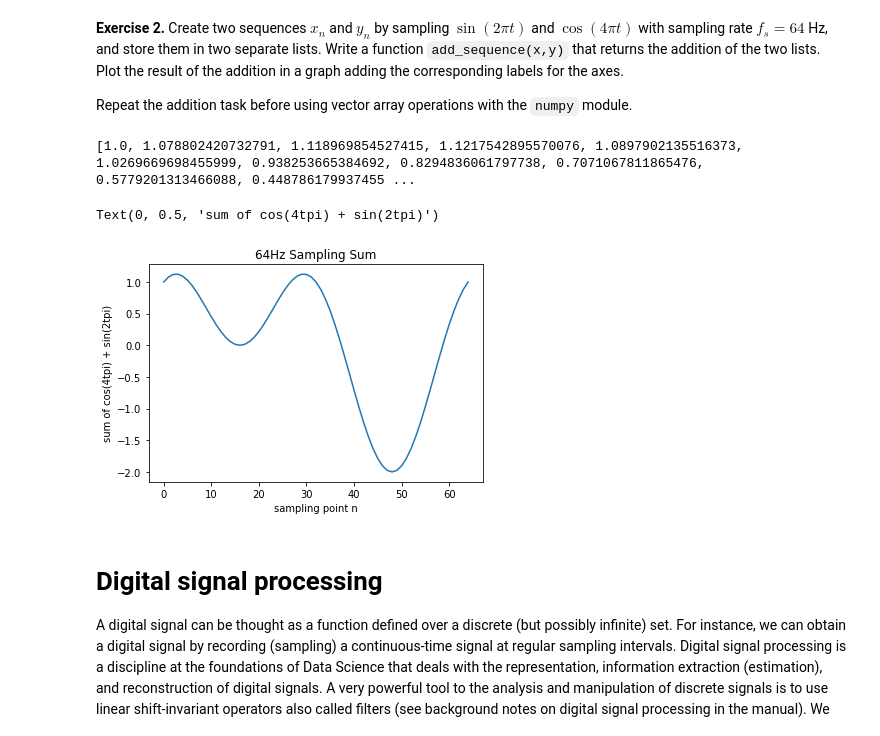
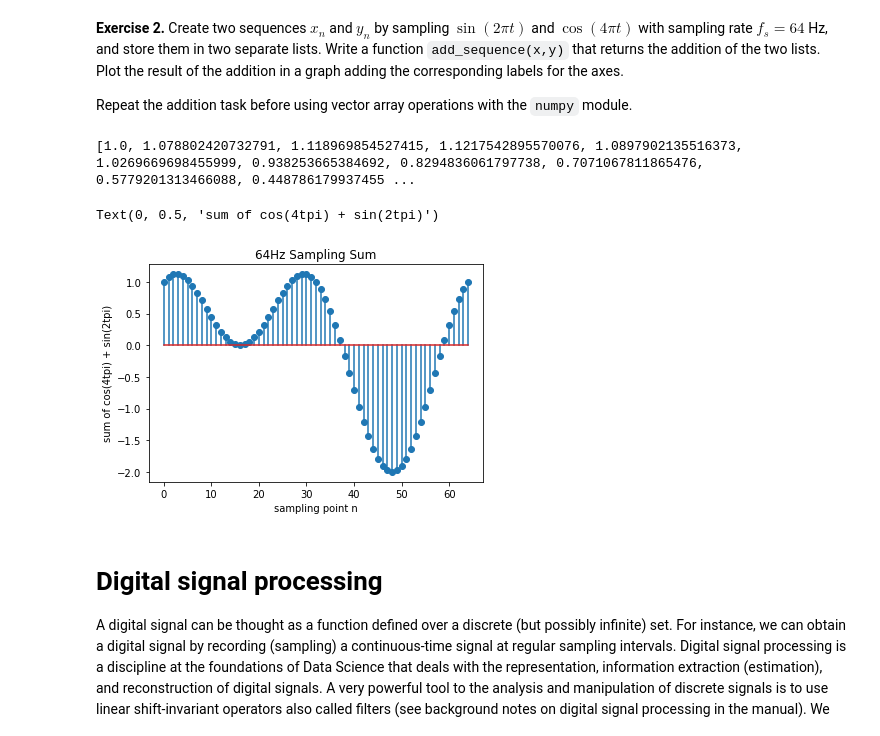
Before and after one commit to varose99/ds4bme, a Jupyter notebook: prelab.ipynb, the cells around one changed output. Cells and saved outputs as stored; diff of their text form; code cells hidden in the pictures.

```diff
--- a/prelab.ipynb
+++ b/prelab.ipynb
@@ -200,34 +200,34 @@ Repeat the addition task before using vector array operations with the `numpy` m
 # %%
 # implement Exercise 2 here
 
 fs = 64 # sampling frequency
 
 sample_x = [0]*(fs+1) # creates a list for samples to go into
 sample_y = [0]*(fs+1)
 
 for i in range(0,fs+1): # iterates over number of desired sampling points
   sample_x[i] = math.sin(2*i*(1/fs)*math.pi)  # acquires value of function at that sampling point
   sample_y[i] = math.cos(4*i*(1/fs)*math.pi)
 
 def add_sequence(x,y):
   ans = [0]*len(x)
   for i in range(0,len(x)):
     ans[i] = x[i]+y[i]
   return ans
 
 total = add_sequence(sample_x,sample_y)
 
 print(total)
 
 fig = plt.figure()
-plt.plot(total)
+plt.stem(total)
 plt.title("64Hz Sampling Sum")
 plt.xlabel('sampling point n')
 plt.ylabel('sum of cos(4tpi) + sin(2tpi)')
 # %% [output]
 [1.0, 1.078802420732791, 1.118969854527415, 1.1217542895570076, 1.0897902135516373, 1.0269669698455999, 0.938253665384692, 0.8294836061797738, 0.7071067811865476, 0.5779201313466088, 0.448786179937455 ...
 Text(0, 0.5, 'sum of cos(4tpi) + sin(2tpi)')
-[figure, old version]
+[figure, new version]
 # %% [markdown]
 # Digital signal processing
 A digital signal can be thought as a function defined over a discrete (but possibly infinite) set. For instance, we can obtain a digital signal by recording (sampling) a continuous-time signal at regular sampling intervals. Digital signal processing is a discipline at the foundations of Data Science that deals with the representation, information extraction (estimation), and reconstruction of digital signals. A very powerful tool to the analysis and manipulation of discrete signals is to use linear shift-invariant operators also called filters (see background notes on digital signal processing in the manual). We will get familiar to basic filtering operations using the `numpy` module.
```
Also changed, not shown: parts of 3 cells of this notebook.
